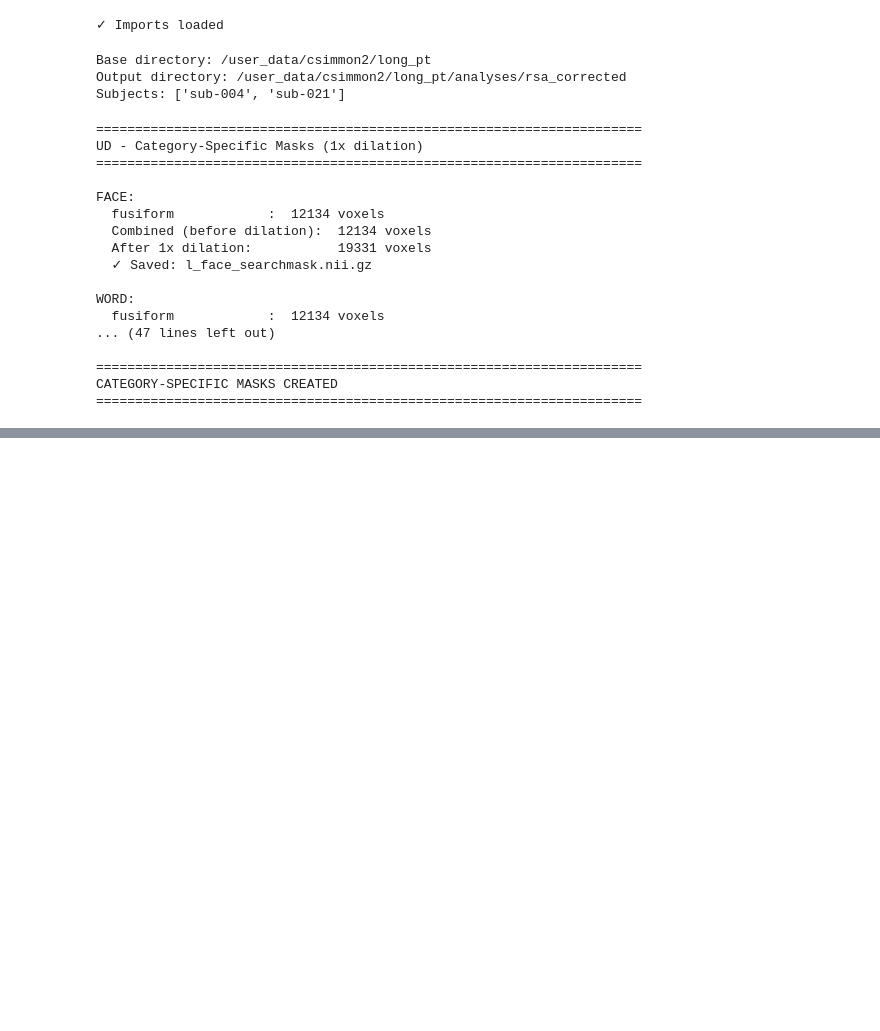
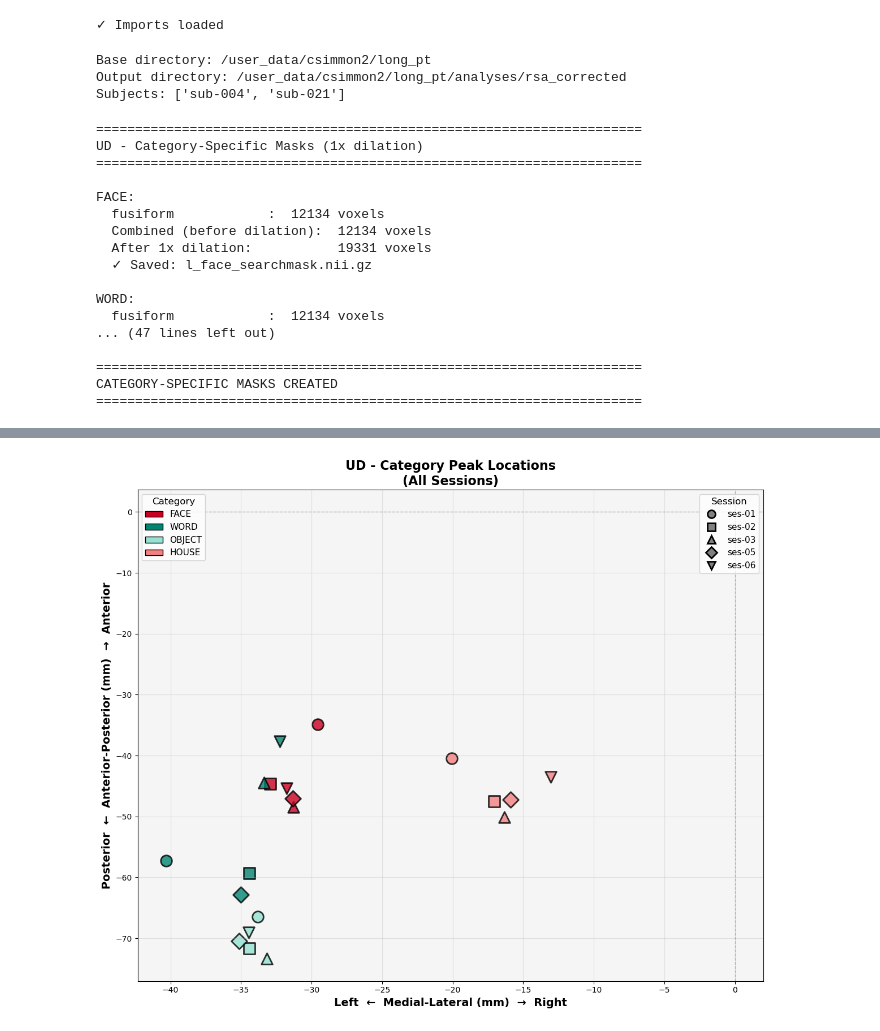
Before and after one commit to cnsimmons/long_pt, a Jupyter notebook: B_analyses/01_create_functional_rois_Golarai.ipynb, the cells around one changed output, grey strips where cells are left out. Cells and saved outputs as stored; diff of their text form; code cells hidden in the pictures; blank space fills up the shorter version.

```diff
--- a/B_analyses/01_create_functional_rois_Golarai.ipynb
+++ b/B_analyses/01_create_functional_rois_Golarai.ipynb
@@ -629,0 +635,93 @@ Session coverage:
+# %%
+# Spatial topography plot: Category peak locations
+def plot_category_topography(subject_id, functional_results):
+    """
+    Plot category peaks on X-Y plane (Left-Right vs Anterior-Posterior)
+    Similar to Liu et al. Figure 2 and 4
+    """
+    code = SUBJECTS[subject_id]['code']
+    sessions = SUBJECTS[subject_id]['sessions']
+
+    fig, ax = plt.subplots(figsize=(12, 10))
+
+    # Color map for categories
+    colors = {
+        'face': '#CA0020',      # Red
+        'word': '#018571',      # Teal
+        'object': '#95E1D3',    # Light green
+        'house': '#F38181'      # Pink/coral
+    }
+
+    # Marker map for sessions
+    markers = {
+        '01': 'o',
+        '02': 's',
+        '03': '^',
+        '05': 'D',
+        '06': 'v'
+    }
+
+    # Plot each category
+    for category in ['face', 'word', 'object', 'house']:
+        if category not in functional_results[subject_id]:
+            continue
+
+        for session in sessions:
+            if session not in functional_results[subject_id][category]:
+                continue
+
+            centroid = functional_results[subject_id][category][session]['centroid']
+            x = centroid[0]  # Left-Right (negative = left)
+            y = centroid[1]  # Anterior-Posterior (negative = posterior)
+
+            ax.scatter(x, y,
+                      c=colors[category],
+                      marker=markers.get(session, 'o'),
+                      s=200,
+                      edgecolors='black',
+                      linewidth=2,
+                      alpha=0.8,
+                      label=f"{category} ses-{session}" if session == sessions[0] else "")
+
+    # Formatting
+    ax.axvline(x=0, color='gray', linestyle='--', linewidth=1, alpha=0.5)
+    ax.axhline(y=0, color='gray', linestyle='--', linewidth=1, alpha=0.5)
+
+    ax.set_xlabel('Left  ←  Medial-Lateral (mm)  →  Right', fontsize=14, fontweight='bold')
+    ax.set_ylabel('Posterior  ←  Anterior-Posterior (mm)  →  Anterior', fontsize=14, fontweight='bold')
+    ax.set_title(f'{code} - Category Peak Locations\n(All Sessions)', fontsize=16, fontweight='bold')
+
+    # Grid
+    ax.grid(True, alpha=0.3)
+    ax.set_facecolor('#F5F5F5')
+
+    # Custom legend: Categories
+    from matplotlib.patches import Patch
+    category_legend = [Patch(facecolor=colors[cat], edgecolor='black', label=cat.upper())
+                      for cat in ['face', 'word', 'object', 'house']
+                      if cat in functional_results[subject_id]]
+
+    # Session legend
+    from matplotlib.lines import Line2D
+    session_legend = [Line2D([0], [0], marker=markers.get(s, 'o'), color='w',
+                            markerfacecolor='gray', markersize=10,
+                            markeredgecolor='black', markeredgewidth=2,
+                            label=f'ses-{s}')
+                     for s in sessions]
+
+    # Two legends
+    leg1 = ax.legend(handles=category_legend, loc='upper left',
+                    title='Category', fontsize=11, title_fontsize=12)
+    ax.add_artist(leg1)
+    ax.legend(handles=session_legend, loc='upper right',
+             title='Session', fontsize=11, title_fontsize=12)
+
+    plt.tight_layout()
+    plt.savefig(OUTPUT_DIR / f'{code}_category_topography.png', dpi=300, bbox_inches='tight')
+    plt.show()
+
+# Plot both subjects
+for subj in ['sub-004', 'sub-021']:
+    plot_category_topography(subj, golarai_functional_final)
+# %% [output]
+[figure, added]
```
Also changed, not shown: parts of 10 cells of this notebook.
